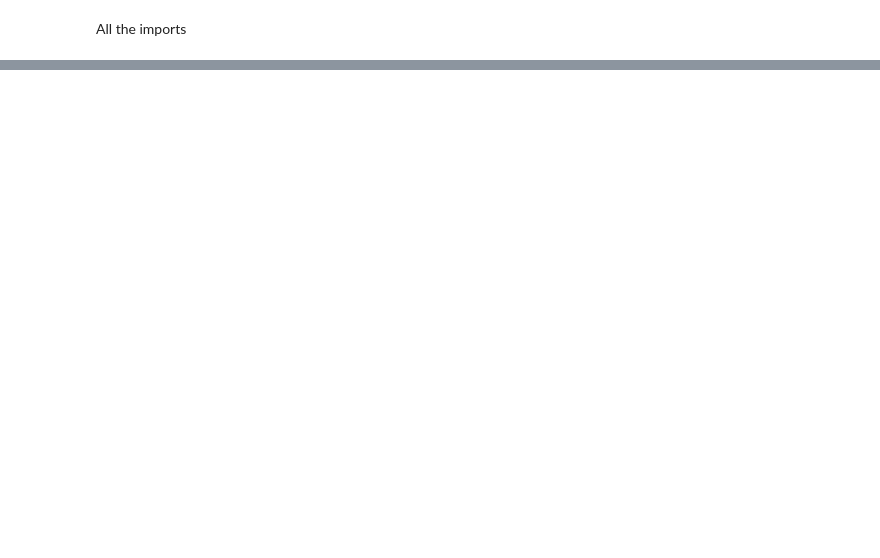
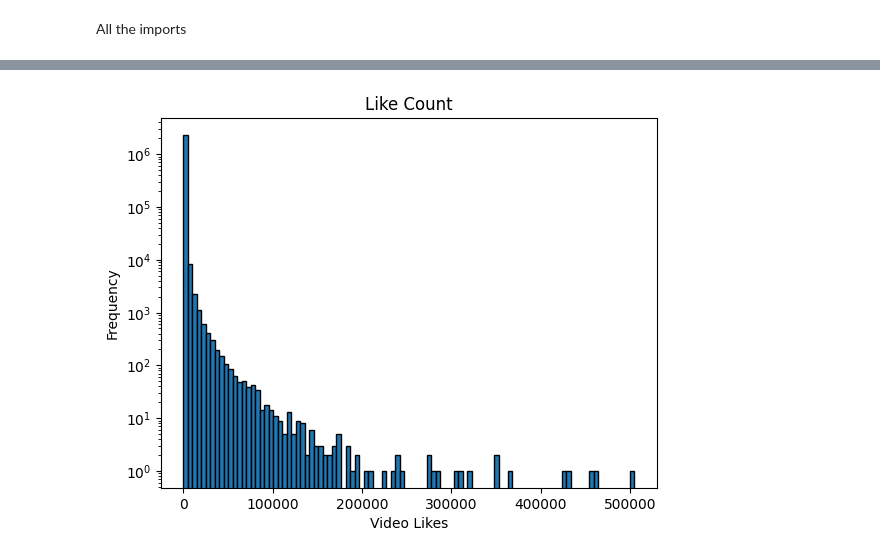
Before and after one commit to epfl-ada/ada-2024-project-lil0mohammadali, a Jupyter notebook: results.ipynb, the cells around one changed output, grey strips where cells are left out. Drawn from its saved outputs; the diff is of its cells as text; code cells hidden in the pictures; blank space fills up the shorter version.

```diff
--- a/results.ipynb
+++ b/results.ipynb
@@ -27,0 +17,4 @@ plt.show()
+# %%
+plot_video_stat(filtered_meta, 'like_count')
+# %% [output]
+[figure, added]
```
Also changed, not shown: parts of 17 cells of this notebook, 1 other file.
